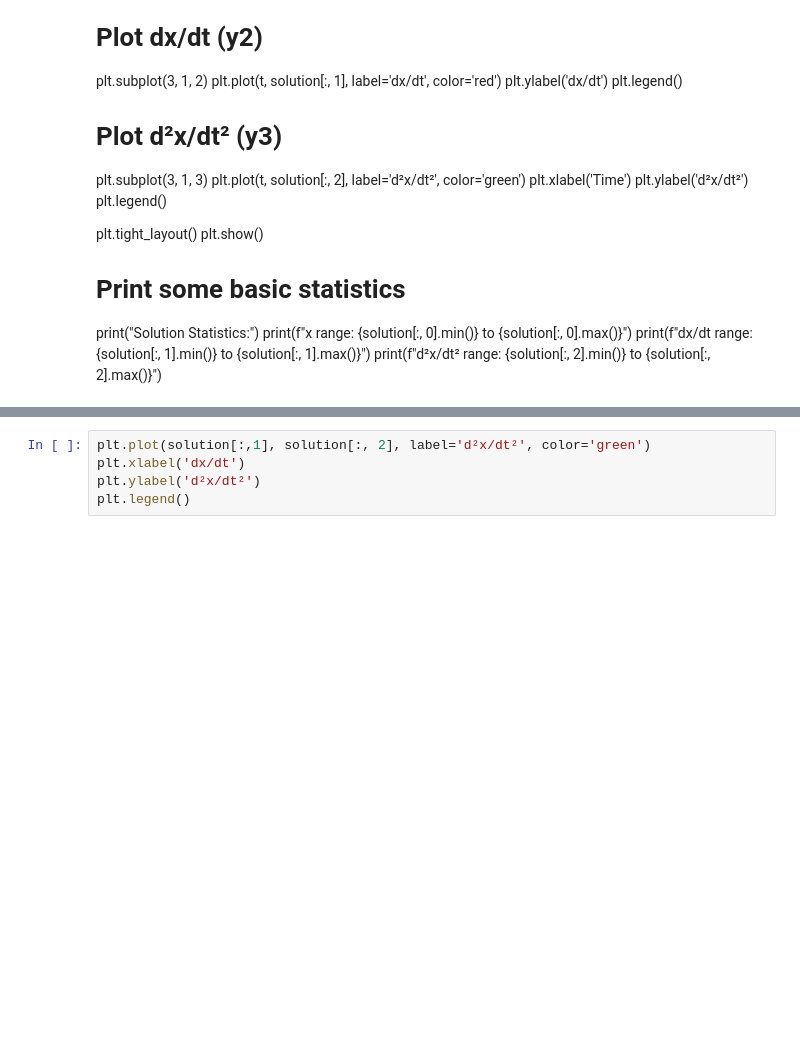
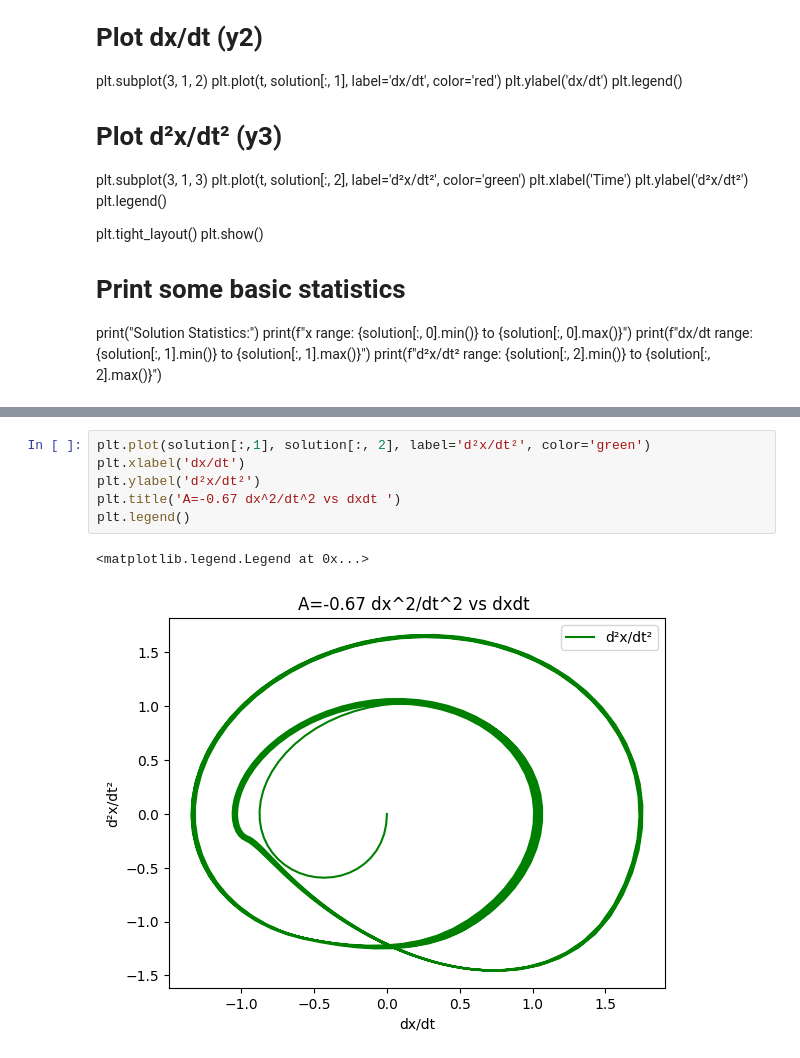
Before and after one commit to TMcHenry22/Physics3Lab, a Jupyter notebook: Nonlinear Circuit Lab.ipynb, the cells around one changed output, grey strips where cells are left out. Saved outputs shown, nothing was run; the diff lists cells and outputs as text; blank space fills up the shorter version.

```diff
--- a/Nonlinear Circuit Lab.ipynb
+++ b/Nonlinear Circuit Lab.ipynb
@@ -249,6 +255,10 @@ plt.legend()
 # %%
 plt.plot(solution[:,1], solution[:, 2], label='d²x/dt²', color='green')
 plt.xlabel('dx/dt')
 plt.ylabel('d²x/dt²')
+plt.title('A=-0.67 dx^2/dt^2 vs dxdt ')
 plt.legend()
+# %% [output]
+<matplotlib.legend.Legend at 0x...>
+[figure, added]
 # %%
```
Also changed, not shown: parts of 7 cells of this notebook.
